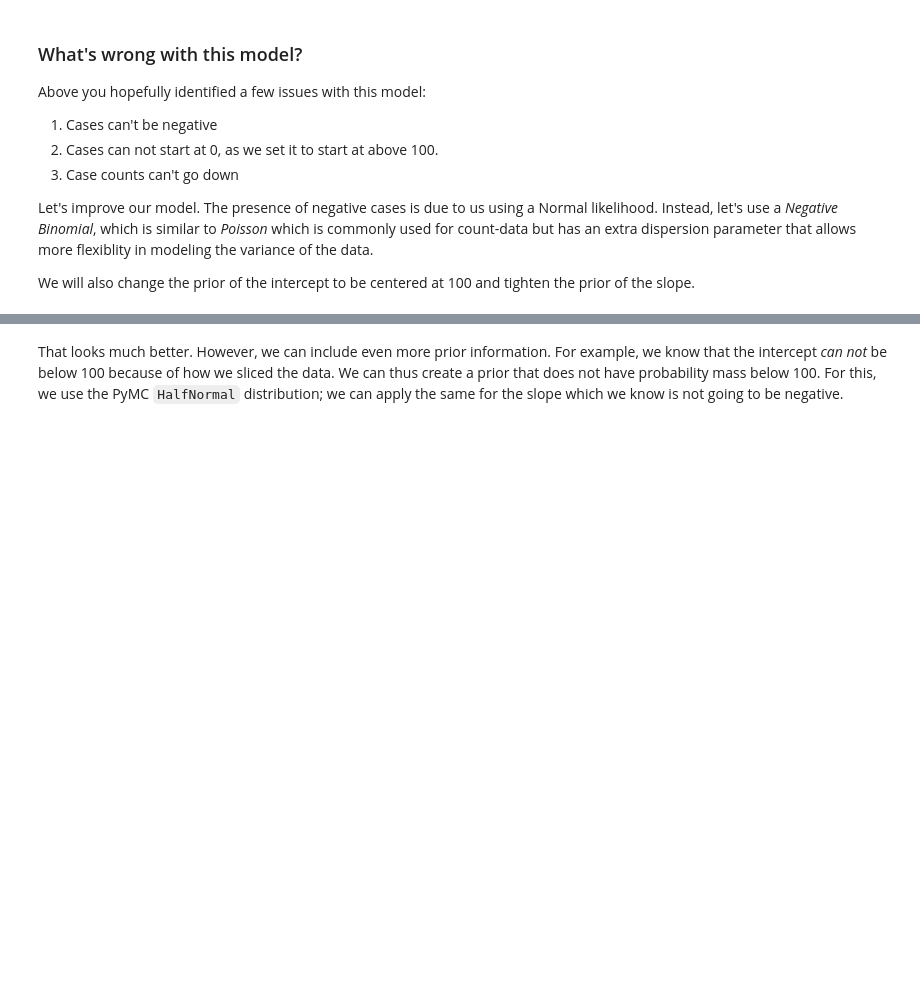
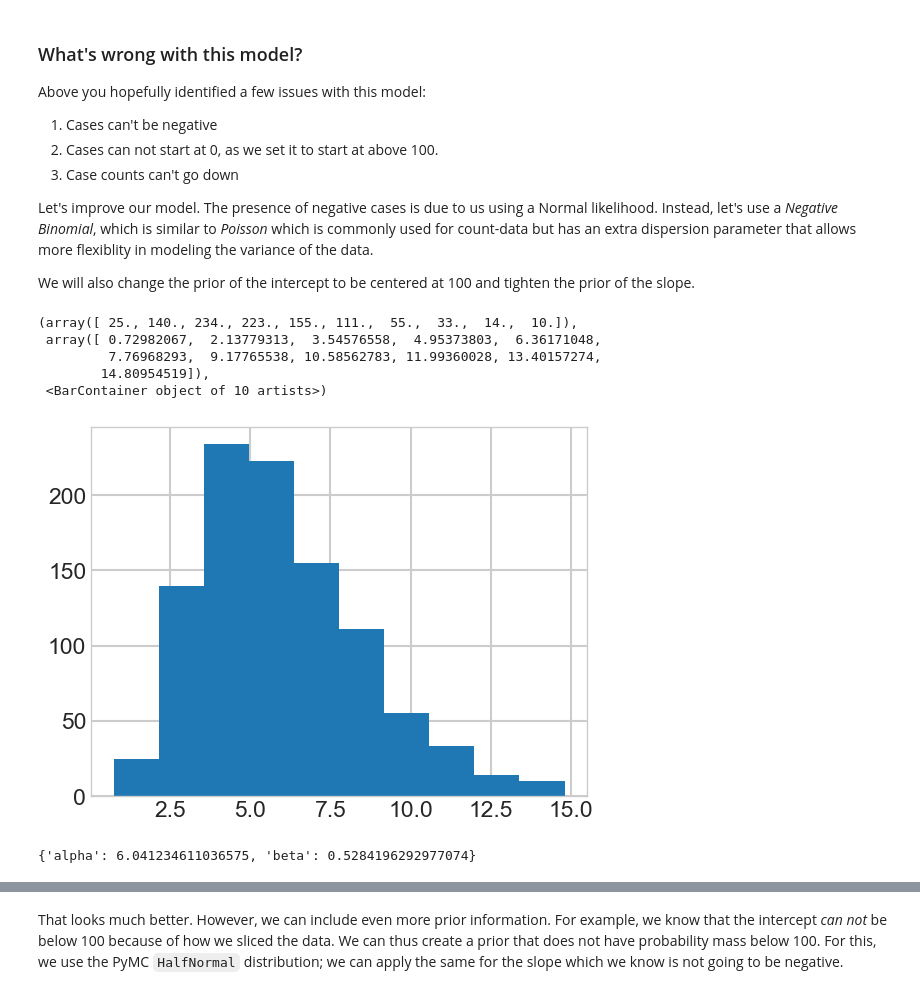
Before and after one commit to matescharnitzky/bayes_course_2023, a Jupyter notebook: notebooks/Section3_1-Bayesian_Workflow.ipynb, the cells around one changed output, grey strips where cells are left out. Drawn from its saved outputs; the diff is of its cells as text; code cells hidden in the pictures; blank space fills up the shorter version.

```diff
--- a/notebooks/Section3_1-Bayesian_Workflow.ipynb
+++ b/notebooks/Section3_1-Bayesian_Workflow.ipynb
@@ -133,6 +151,26 @@ Above you hopefully identified a few issues with this model:
 Let's improve our model. The presence of negative cases is due to us using a Normal likelihood. Instead, let's use a *Negative Binomial*, which is similar to *Poisson* which is commonly used for count-data but has an extra dispersion parameter that allows more flexiblity in modeling the variance of the data.
 
 We will also change the prior of the intercept to be centered at 100 and tighten the prior of the slope.
+# %%
+plt.hist(pm.draw(pm.Gamma.dist(alpha=6, beta=1), 1000))
+# %% [output]
+(array([ 25., 140., 234., 223., 155., 111.,  55.,  33.,  14.,  10.]),
+ array([ 0.72982067,  2.13779313,  3.54576558,  4.95373803,  6.36171048,
+         7.76968293,  9.17765538, 10.58562783, 11.99360028, 13.40157274,
+        14.80954519]),
+ <BarContainer object of 10 artists>)
+[figure, added]
+# %%
+# I want a Gamma distribution that 95% of the time is between 0.1 and 20)
+pm.find_constrained_prior(
+    pm.Gamma,
+    lower=0.1,
+    upper=20,
+    init_guess={"alpha": 6, "beta": 1},
+    mass=0.95
+)
+# %% [output]
+{'alpha': 6.041234611036575, 'beta': 0.5284196292977074}
 # %%
 t = df_country.days_since_100.values
 confirmed = df_country.confirmed.values
```
Also changed, not shown: parts of 24 cells of this notebook, 1 other file.
